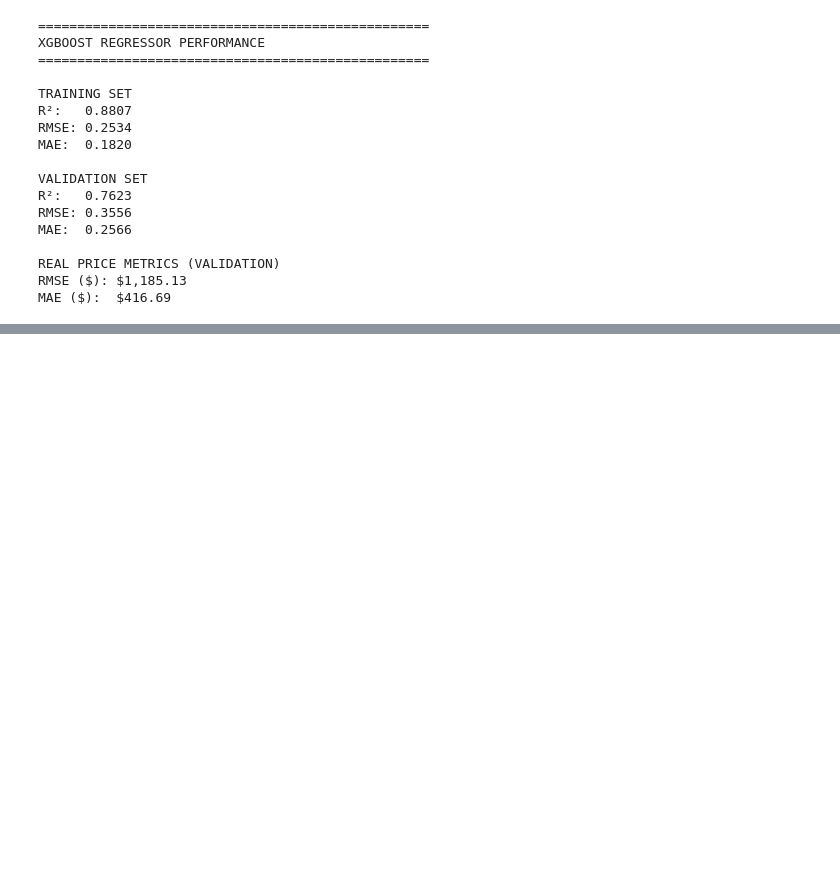
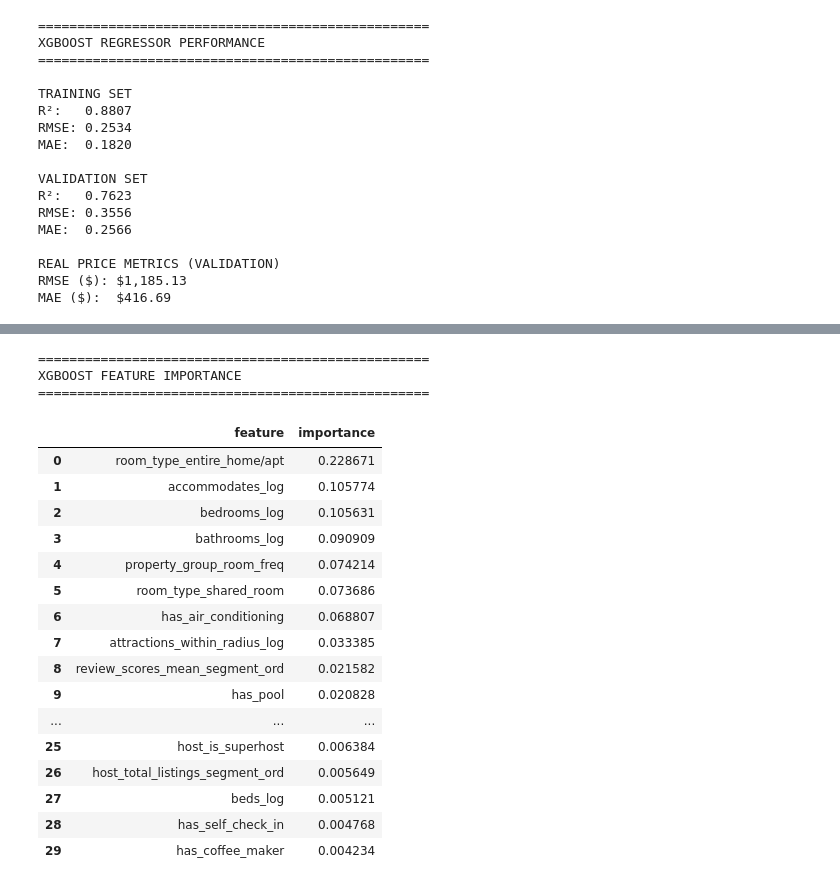
Before and after one commit to josue-rdgzcb/airbnb-price-prediction-mexico-city, a Jupyter notebook: notebooks/03_modeling.ipynb, the cells around one changed output, grey strips where cells are left out. Saved outputs shown, nothing was run; the diff lists cells and outputs as text; code cells hidden in the pictures; blank space fills up the shorter version.

```diff
--- a/notebooks/03_modeling.ipynb
+++ b/notebooks/03_modeling.ipynb
@@ -800,0 +840,43 @@ MAE ($):  $416.69
+# %%
+# XGBOOST FEATURE IMPORTANCE
+
+# Create importance dataframe
+xgb_importance_df = pd.DataFrame({
+    "feature": X_train_processed.columns,
+    "importance": xgb_model.feature_importances_
+})
+
+# Sort descending
+xgb_importance_df = xgb_importance_df.sort_values(
+    by="importance",
+    ascending=False
+).reset_index(drop=True)
+
+# Display results
+print("=" * 50)
+print("XGBOOST FEATURE IMPORTANCE")
+print("=" * 50)
+
+display(xgb_importance_df)
+print()
+# %% [output]
+==================================================
+XGBOOST FEATURE IMPORTANCE
+==================================================
+|  | feature | importance |
+| 0 | room_type_entire_home/apt | 0.228671 |
+| 1 | accommodates_log | 0.105774 |
+| 2 | bedrooms_log | 0.105631 |
+| 3 | bathrooms_log | 0.090909 |
+| 4 | property_group_room_freq | 0.074214 |
+| 5 | room_type_shared_room | 0.073686 |
+| 6 | has_air_conditioning | 0.068807 |
+| 7 | attractions_within_radius_log | 0.033385 |
+| 8 | review_scores_mean_segment_ord | 0.021582 |
+| 9 | has_pool | 0.020828 |
+| ... | ... | ... |
+| 25 | host_is_superhost | 0.006384 |
+| 26 | host_total_listings_segment_ord | 0.005649 |
+| 27 | beds_log | 0.005121 |
+| 28 | has_self_check_in | 0.004768 |
+| 29 | has_coffee_maker | 0.004234 |
```
Also changed, not shown: parts of 20 cells of this notebook.
